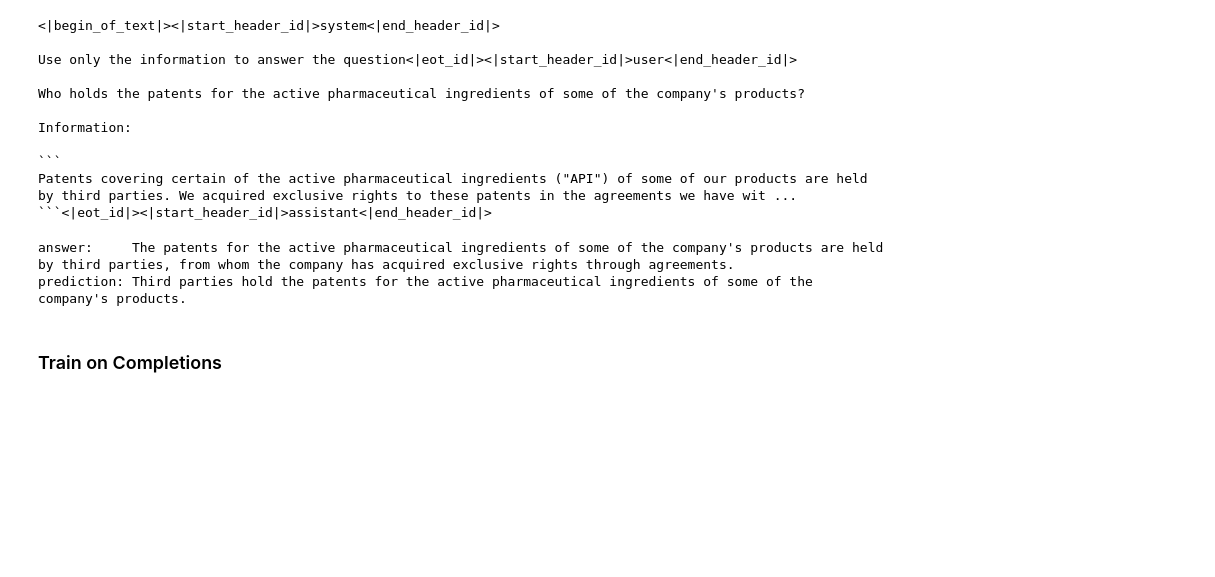
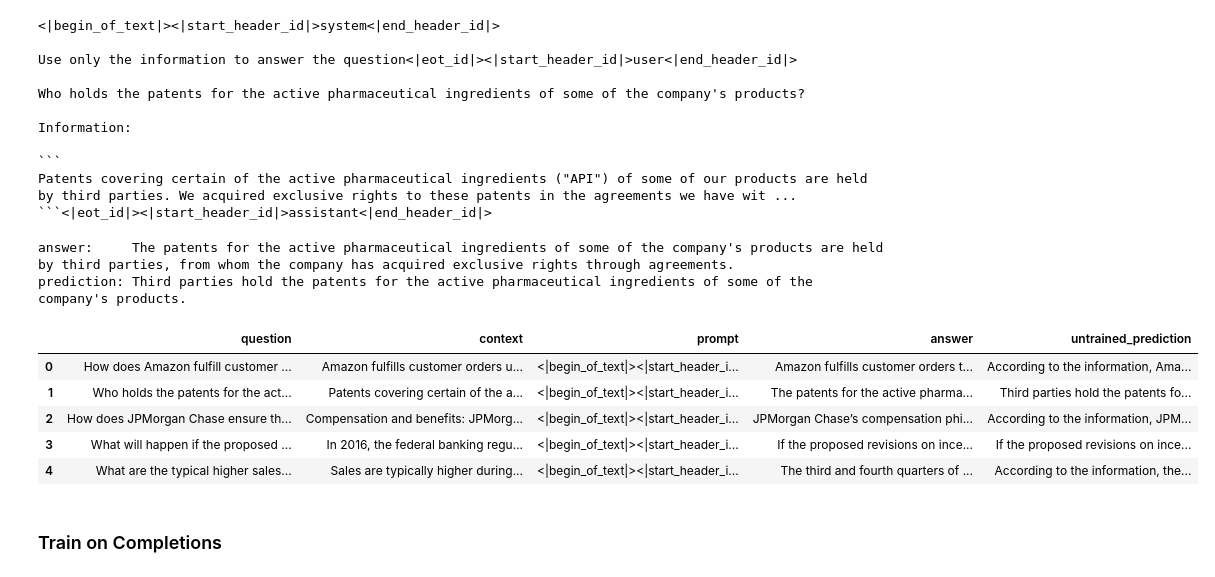
Before and after one commit to chunhuizhang/llms_tuning, a Jupyter notebook: tutorials/finetune/examples/finetune_llama3_for_RAG.ipynb, the cells around one changed output. Saved outputs shown, nothing was run; the diff lists cells and outputs as text; code cells hidden in the pictures; blank space fills up the shorter version.

```diff
--- a/tutorials/finetune/examples/finetune_llama3_for_RAG.ipynb
+++ b/tutorials/finetune/examples/finetune_llama3_for_RAG.ipynb
@@ -60,7 +76,9 @@ new_model = "Llama-3-8B-Instruct-Finance-RAG"
 ## model & tokenizer
 # %%
 quantization_config = BitsAndBytesConfig(
-    load_in_4bit=True, bnb_4bit_quant_type="nf4", bnb_4bit_compute_dtype=torch.bfloat16
+    load_in_4bit=True,
+    bnb_4bit_quant_type="nf4",
+    bnb_4bit_compute_dtype=torch.bfloat16
 )
 
 # tokenizer
@@ -442,20 +473,20 @@ print(response)
 answer:     The patents for the active pharmaceutical ingredients of some of the company's products are held by third parties, from whom the company has acquired exclusive rights through agreements.
 prediction: Third parties hold the patents for the active pharmaceutical ingredients of some of the company's products.
 # %%
-# rows = []
-# for row in tqdm(dataset["test"]):
-#     prompt = create_test_prompt(row)
-#     outputs = pipe(prompt)
-#     rows.append(
-#         {
-#             "question": row["question"],
-#             "context": row["context"],
-#             "prompt": prompt,
-#             "answer": row["answer"],
-#             "untrained_prediction": outputs[0]["generated_text"],
-#         }
-#     )
+rows = []
+for row in tqdm(dataset["test"]):
+    prompt = create_test_prompt(row)
+    outputs = pipe(prompt)
+    rows.append(
+        {
+            "question": row["question"],
+            "context": row["context"],
+            "prompt": prompt,
+            "answer": row["answer"],
+            "untrained_prediction": outputs[0]["generated_text"],
+        }
+    )
 
-# predictions_df = pd.DataFrame(rows)
+predictions_df = pd.DataFrame(rows)
 # %%
 # np.arange(len(dataset["test"])) // 16
@@ -482,3 +493,12 @@ prediction: Third parties hold the patents for the active pharmaceutical ingredi
+# %%
+predictions_df.head()
+# %% [output]
+|  | question | context | prompt | answer | untrained_prediction |
+| 0 | How does Amazon fulfill customer ... | Amazon fulfills customer orders u... | <|begin_of_text|><|start_header_i... | Amazon fulfills customer orders t... | According to the information, Ama... |
+| 1 | Who holds the patents for the act... | Patents covering certain of the a... | <|begin_of_text|><|start_header_i... | The patents for the active pharma... | Third parties hold the patents fo... |
+| 2 | How does JPMorgan Chase ensure th... | Compensation and benefits: JPMorg... | <|begin_of_text|><|start_header_i... | JPMorgan Chase’s compensation phi... | According to the information, JPM... |
+| 3 | What will happen if the proposed ... | In 2016, the federal banking regu... | <|begin_of_text|><|start_header_i... | If the proposed revisions on ince... | If the proposed revisions on ince... |
+| 4 | What are the typical higher sales... | Sales are typically higher during... | <|begin_of_text|><|start_header_i... | The third and fourth quarters of ... | According to the information, the... |
 # %% [markdown]
 ### Train on Completions
 # %% [markdown]
```
Also changed, not shown: parts of 36 cells of this notebook, 9 other files.
